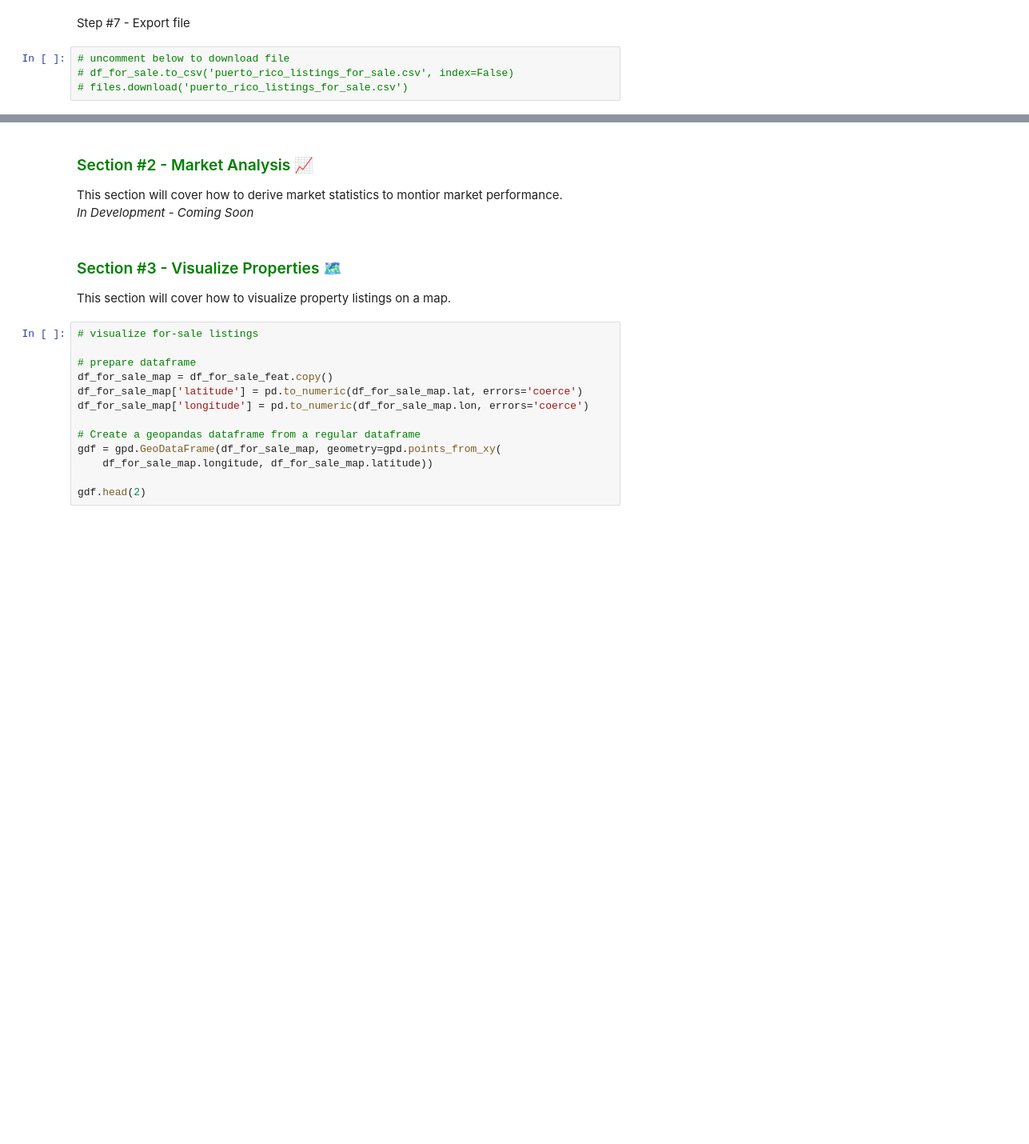
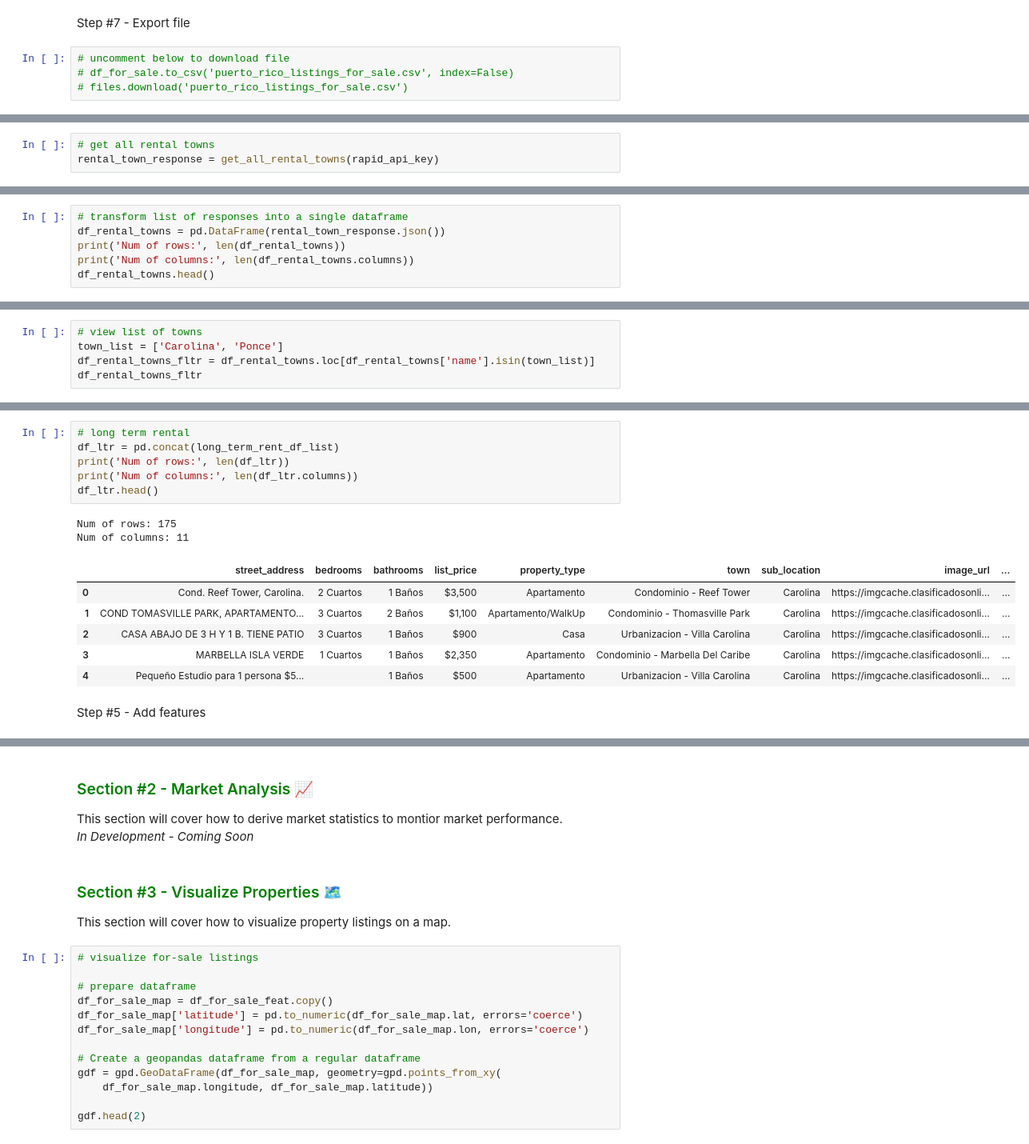
Before and after one commit to analyticsariel/projects, a Jupyter notebook: How_to_Get_Puerto_Rico_Real_Estate_Data_|_Python_Tutorial.ipynb, the cells around one changed output, grey strips where cells are left out. Shown at 80% size. Saved outputs shown, nothing was run; the diff lists cells and outputs as text; blank space fills up the shorter version.

```diff
--- a/How_to_Get_Puerto_Rico_Real_Estate_Data_|_Python_Tutorial.ipynb
+++ b/How_to_Get_Puerto_Rico_Real_Estate_Data_|_Python_Tutorial.ipynb
@@ -627,0 +869,3 @@ Step #7 - Export file
+# %%
+# get all rental towns
+rental_town_response = get_all_rental_towns(rapid_api_key)
@@ -627,0 +874,6 @@ Step #7 - Export file
+# %%
+# transform list of responses into a single dataframe
+df_rental_towns = pd.DataFrame(rental_town_response.json())
+print('Num of rows:', len(df_rental_towns))
+print('Num of columns:', len(df_rental_towns.columns))
+df_rental_towns.head()
@@ -627,0 +891,5 @@ Step #7 - Export file
+# %%
+# view list of towns
+town_list = ['Carolina', 'Ponce']
+df_rental_towns_fltr = df_rental_towns.loc[df_rental_towns['name'].isin(town_list)]
+df_rental_towns_fltr
@@ -627,0 +931,17 @@ Step #7 - Export file
+# %%
+# long term rental
+df_ltr = pd.concat(long_term_rent_df_list)
+print('Num of rows:', len(df_ltr))
+print('Num of columns:', len(df_ltr.columns))
+df_ltr.head()
+# %% [output]
+Num of rows: 175
+Num of columns: 11
+|  | street_address | bedrooms | bathrooms | list_price | property_type | town | sub_location | image_url | ... |
+| 0 | Cond. Reef Tower, Carolina. | 2 Cuartos | 1 Baños | $3,500 | Apartamento | Condominio - Reef Tower | Carolina | https://imgcache.clasificadosonli... | ... |
+| 1 | COND TOMASVILLE PARK, APARTAMENTO... | 3 Cuartos | 2 Baños | $1,100 | Apartamento/WalkUp | Condominio - Thomasville Park | Carolina | https://imgcache.clasificadosonli... | ... |
+| 2 | CASA ABAJO DE 3 H Y 1 B. TIENE PATIO | 3 Cuartos | 1 Baños | $900 | Casa | Urbanizacion - Villa Carolina | Carolina | https://imgcache.clasificadosonli... | ... |
+| 3 | MARBELLA ISLA VERDE | 1 Cuartos | 1 Baños | $2,350 | Apartamento | Condominio - Marbella Del Caribe | Carolina | https://imgcache.clasificadosonli... | ... |
+| 4 | Pequeño Estudio para 1 persona $5... |  | 1 Baños | $500 | Apartamento | Urbanizacion - Villa Carolina | Carolina | https://imgcache.clasificadosonli... | ... |
+# %% [markdown]
+Step #5 - Add features
```
Also changed, not shown: parts of 38 cells of this notebook.
